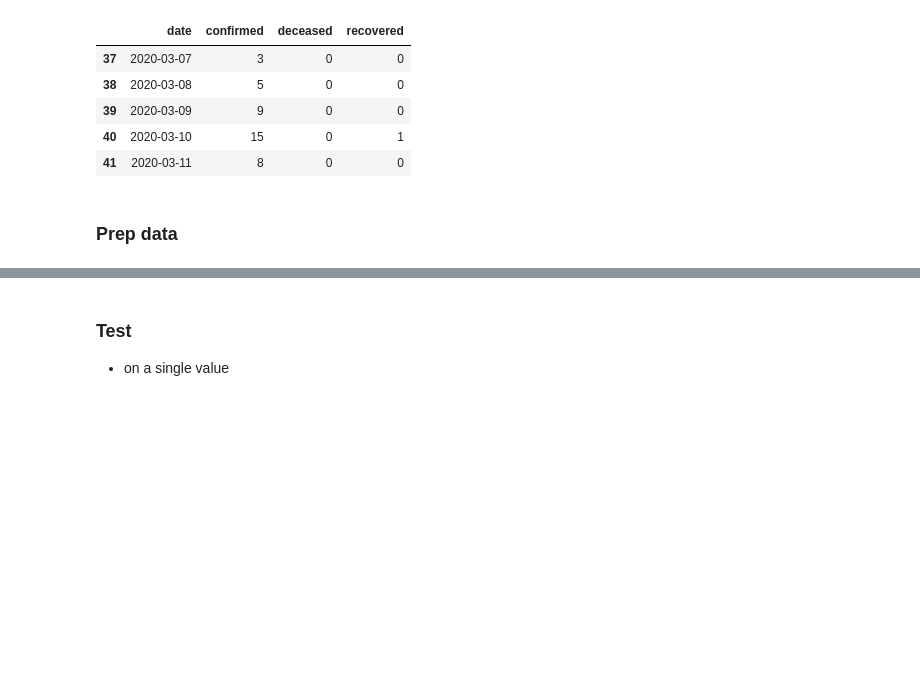
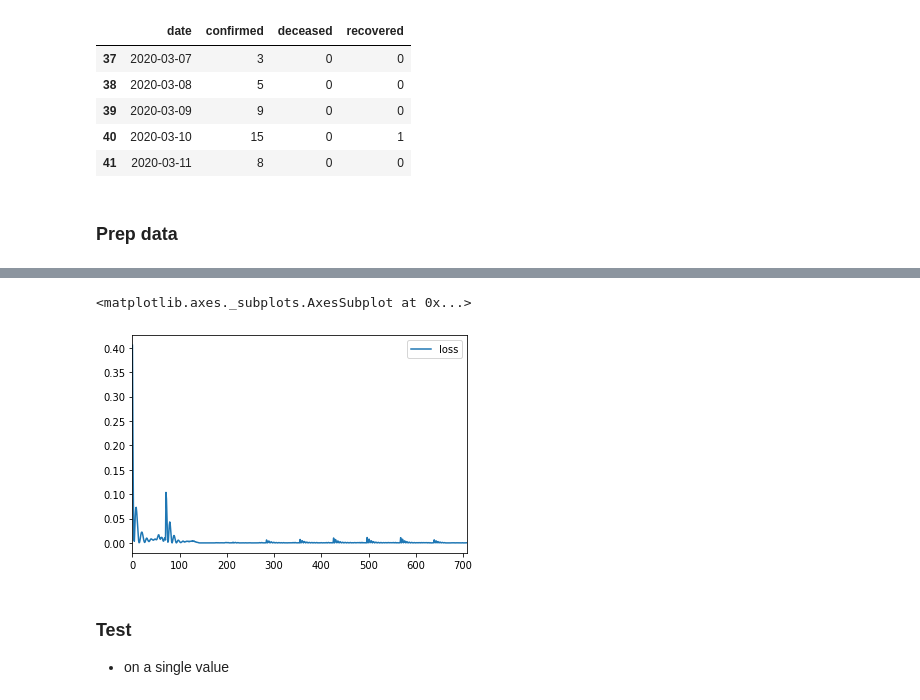
Before and after one commit to VICS-CORE/stats, a Jupyter notebook: 10_RNN.ipynb, the cells around one changed output, grey strips where cells are left out. Drawn from its saved outputs; the diff is of its cells as text; code cells hidden in the pictures; blank space fills up the shorter version.

```diff
--- a/10_RNN.ipynb
+++ b/10_RNN.ipynb
@@ -99,0 +90,61 @@ Iter: 60 Loss: 5.747375325881876e-05 Out: 0.36363115906715393 Ex: 3560.500144958
+# %%
+class Forecaster(tnn.Module):
+    def __init__(self, seq_len=1, hidden_size=1):
+        super(Forecaster, self).__init__()
+
+        self.seq_len = seq_len
+        self.hidden_size = hidden_size
+
+        self.rnn = tnn.RNN(input_size=1, hidden_size=hidden_size)
+        self.fc = tnn.Linear(seq_len, 1)
+
+    def forward(self, ip):
+        outs, h = self.rnn(ip)
+#         return self.fc(outs.view(self.seq_len))
+        return outs.view(3)
+
+    def predict(self, ip):
+        with torch.no_grad():
+            pred = self.forward(ip)
+        return pred
+
+model = Forecaster(seq_len=SEQ_LEN, hidden_size=1)
+loss_fn = tnn.MSELoss()
+optimizer = top.Adam(model.parameters(), lr=0.1)
+
+# TRAIN
+loss_vals = []
+pred_vals = []
+num_epochs = 10
+
+for e in range(num_epochs):
+    for i, data in enumerate(data_loader):
+        ip, op = data
+
+        # set grads to 0
+        optimizer.zero_grad()
+
+        # predict
+        pred = model(ip.view(SEQ_LEN, 1, 1))
+
+        # calc loss
+        loss = loss_fn(pred, op.view(3))
+
+        # logging
+        loss_vals.append(loss.item())
+        if i%10 == 0:
+            print("Epoch:", e, "Iter:", i, "Loss:", f"{loss.item(): .4f}", "Out:", f"{pred.view(3)[2].item()*10000: .2f}", "Ex:", f"{op.view(3)[2].item()*10000: .2f}")
+
+        # assign grads
+        loss.backward()
+
+        # update weights
+        optimizer.step()
+
+df_loss = pd.DataFrame({
+    'loss': loss_vals
+})
+df_loss.plot(
+    y='loss'
+)
+# %% [output]
@@ -100,3 +168,5 @@ Iter: 60 Loss: 5.747375325881876e-05 Out: 0.36363115906715393 Ex: 3560.500144958
+<matplotlib.axes._subplots.AxesSubplot at 0x...>
+[figure, added]
 # %% [markdown]
 ### Test
 - on a single value
```
Also changed, not shown: parts of 14 cells of this notebook.
